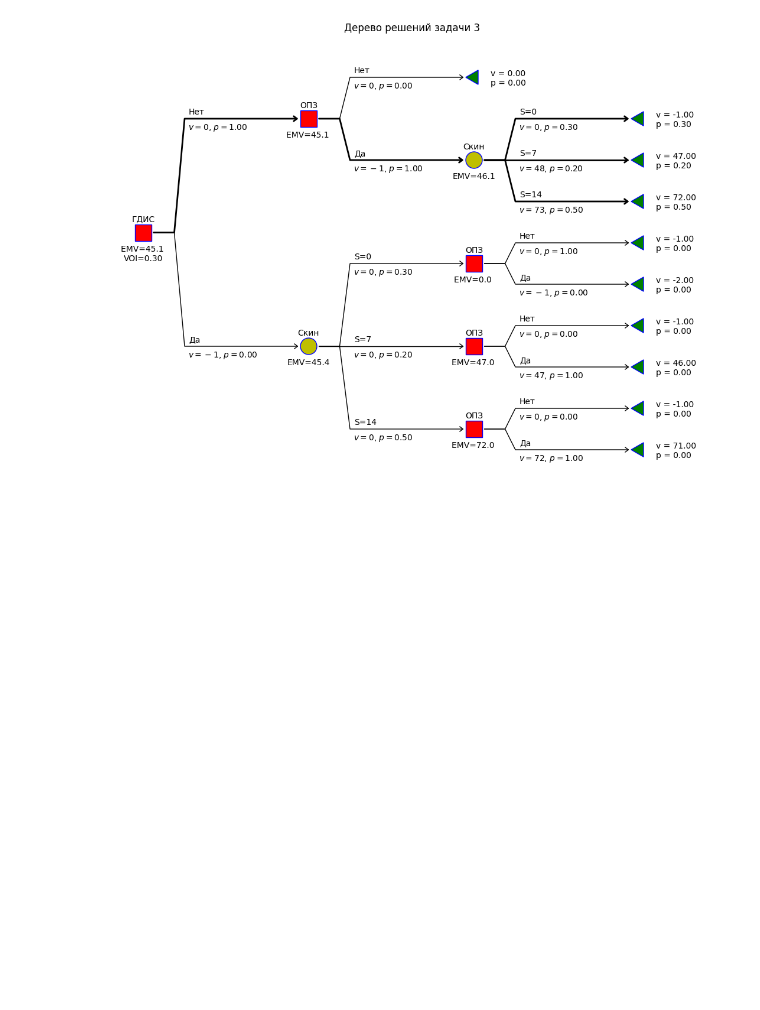
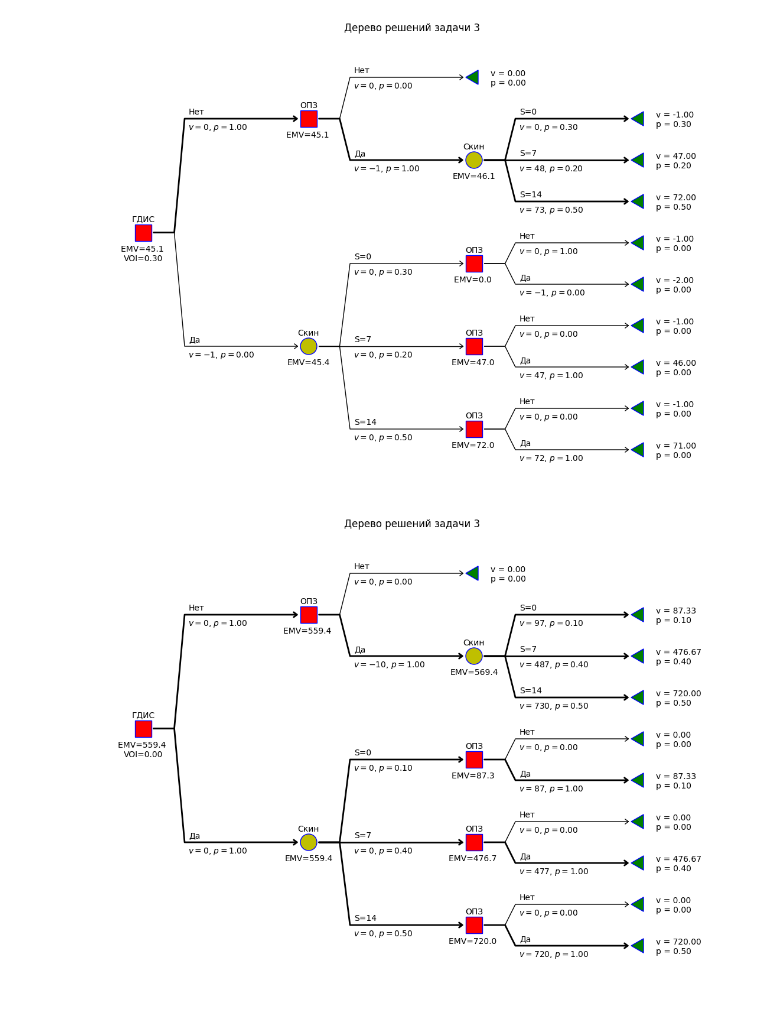
Before and after one commit to khabibullinra/decision_tree_examples, a Jupyter notebook: notebooks/task1_new.ipynb, the cells around one changed output. Cells and saved outputs as stored; diff of their text form; code cells hidden in the pictures; blank space fills up the shorter version.

```diff
--- a/notebooks/task1_new.ipynb
+++ b/notebooks/task1_new.ipynb
@@ -258,27 +258,27 @@ plt.show()
 def q_increment(q_base, s1, s2):
     return q_base*(7 + s1)/(7 + s2) - q_base
 def money_increment(dq, qprice_trt=10, dtime=365):
-    return dq * qprice_trt * dtime
+    return dq * qprice_trt * dtime /1000
 
 s1 = 14
 qbase = 40
 
 dq = q_increment(qbase, s1=s1, s2=s1/2)
 dmoney = money_increment(dq)
-print(f'снижение скин-фактора с 14 до 7 даст прирост dQ ={dq:.2f} т/сут нефти, прирост денег = {dmoney/1000:.2f} млн.руб')
+print(f'снижение скин-фактора с 14 до 7 даст прирост dQ ={dq:.2f} т/сут нефти, прирост денег = {dmoney:.2f} млн.руб')
 
 
 s1 = 7
 
 dq = q_increment(qbase, s1=s1, s2=s1/2)
 dmoney = money_increment(dq)
-print(f'снижение скин-фактора с 14 до 7 даст прирост dQ ={dq:.2f} т/сут нефти, прирост денег = {dmoney/1000:.2f} млн.руб')
+print(f'снижение скин-фактора с 14 до 7 даст прирост dQ ={dq:.2f} т/сут нефти, прирост денег = {dmoney:.2f} млн.руб')
 
 s1 = 0
 
 dq = q_increment(qbase, s1=s1, s2=s1/2)
 dmoney = money_increment(dq)
-print(f'снижение скин-фактора с 14 до 7 даст прирост dQ ={dq:.2f} т/сут нефти, прирост денег = {dmoney/1000:.2f} млн.руб')
+print(f'снижение скин-фактора с 14 до 7 даст прирост dQ ={dq:.2f} т/сут нефти, прирост денег = {dmoney:.2f} млн.руб')
 # %% [output]
 снижение скин-фактора с 14 до 7 даст прирост dQ =20.00 т/сут нефти, прирост денег = 73.00 млн.руб
 снижение скин-фактора с 14 до 7 даст прирост dQ =13.33 т/сут нефти, прирост денег = 48.67 млн.руб
@@ -306,3 +306,32 @@ plt.title('Дерево решений задачи 3')
 plt.show()
 # %% [output]
 [figure]
+# %%
+from jinja2 import Environment, FileSystemLoader
+
+env = Environment(loader=FileSystemLoader('.'))
+template = env.get_template('tree_3_jinja.jn2')
+qbase = 400
+# 2. Данные для подстановки
+context = {
+    "gdis_cost": 0,
+    "prob_S_7":0.4,
+    "prob_S_14":0.5,
+        "payoff_S_0": money_increment(q_increment(qbase, s1=1, s2=1/2)),
+        "payoff_S_7":money_increment(q_increment(qbase, s1=7, s2=7/2)),
+        "payoff_S_14":money_increment(q_increment(qbase, s1=14, s2=14/2)),
+    "opz_cost": 10
+}
+
+rendered_str = template.render(context)
+tree = json.loads(rendered_str)
+
+# запуск расчета дерева
+dtreevoi.solve_tree(tree)
+# нарисуем дерево
+fig, ax = plt.subplots(figsize=(15, 10))
+dtreevoi.plot_tree(tree, ax, 4, 3)
+plt.title('Дерево решений задачи 3')
+plt.show()
+# %% [output]
+[figure, added]
```
Also changed, not shown: parts of 4 cells of this notebook, 4 other files.
